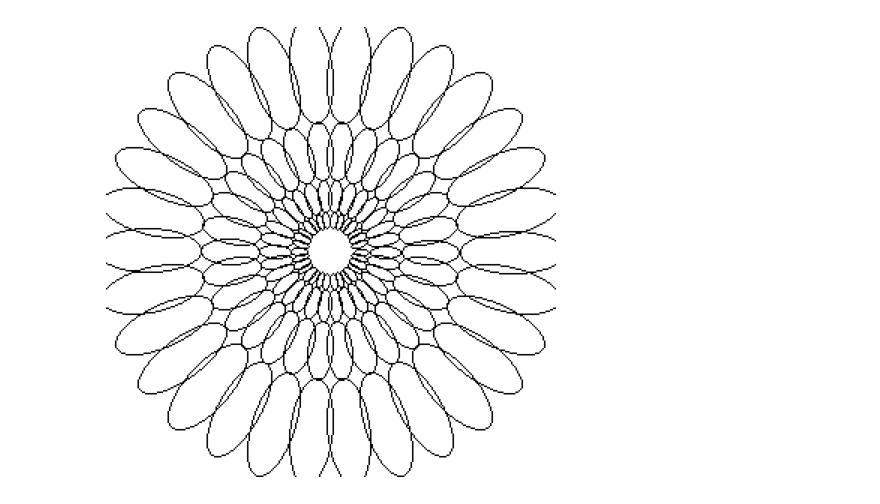
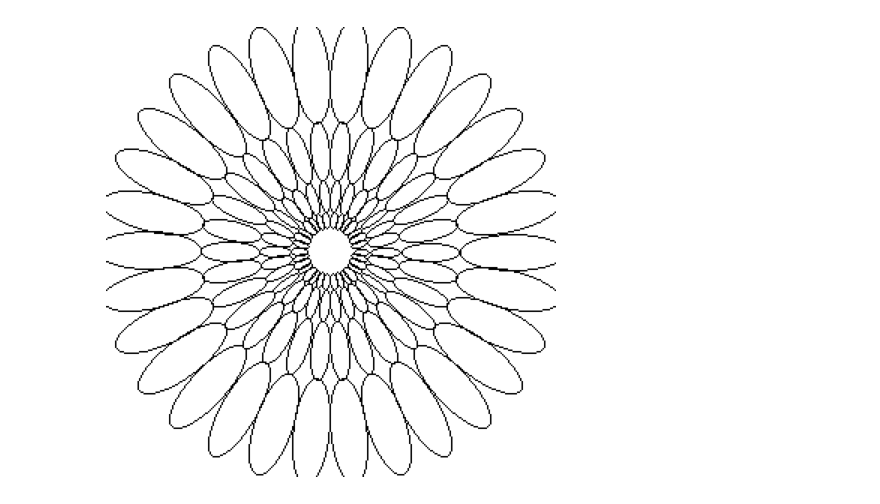
Before and after one commit to guyshapira-academic/texture-segmentation, a Jupyter notebook: notebook.ipynb, the cells around one changed output. Drawn from its saved outputs; the diff is of its cells as text; code cells hidden in the pictures.

```diff
--- a/notebook.ipynb
+++ b/notebook.ipynb
@@ -1,5 +1,9 @@
 # %%
 import matplotlib.pyplot as plt
 import numpy as np
+import scipy as sp
+import imageio.v3 as imageio
+from tqdm.auto import trange
+import texture_segmentation.gabor as gabor
 
-import texture_segmentation.gabor as gabor
+plt.rcParams['image.cmap'] = 'gray'
@@ -6,21 +43,22 @@ import texture_segmentation.gabor as gabor
 # %%
 filter_bank_params = {
     'size': 300,
     'num_angles': 30,
     'full_circle': True,
     'scaling_factor': 0.3,
     'num_scales': 4,
-    'sigma_x0': 0.2
+    'sigma_x0': 0.2,
+    "sigma_y0": 0.07
 }
 
 arr = gabor.plot_gabor_filter_bank_fft_fwhm(**filter_bank_params)
 
 fig = plt.figure()
 ax = fig.add_subplot(111)
 ax.set_aspect('equal')
 ax.imshow(arr, cmap="binary")
 ax.set_axis_off()
 plt.tight_layout()
 plt.show()
 # %% [output]
-[figure, old version]
+[figure, new version]
```
Also changed, not shown: parts of 2 cells of this notebook, 2 other files.
